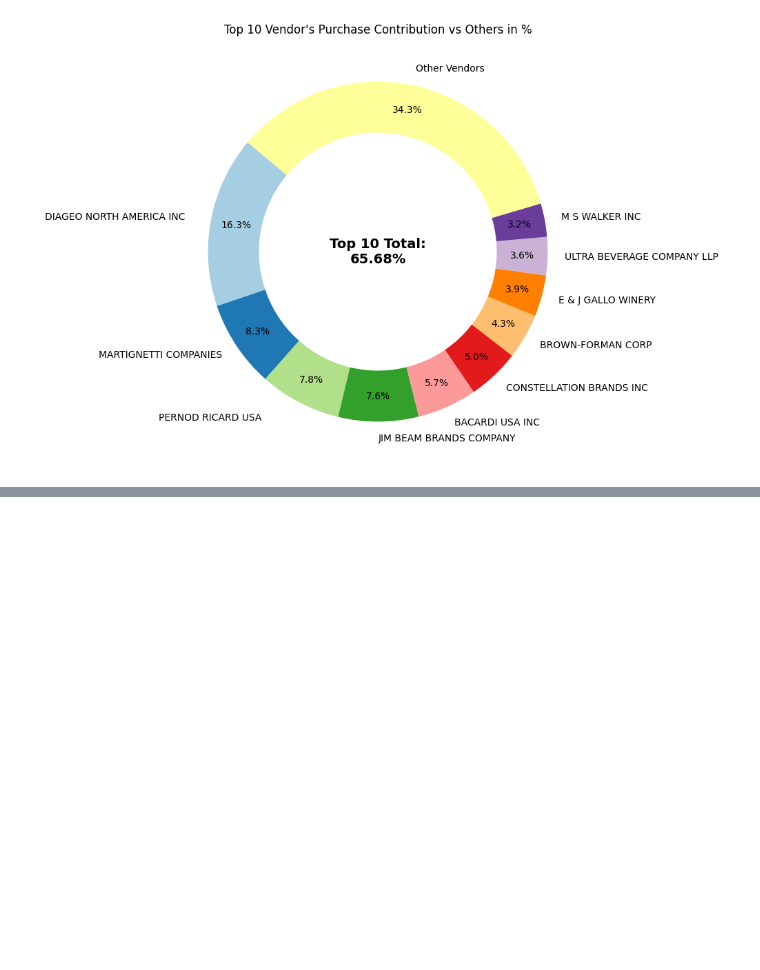
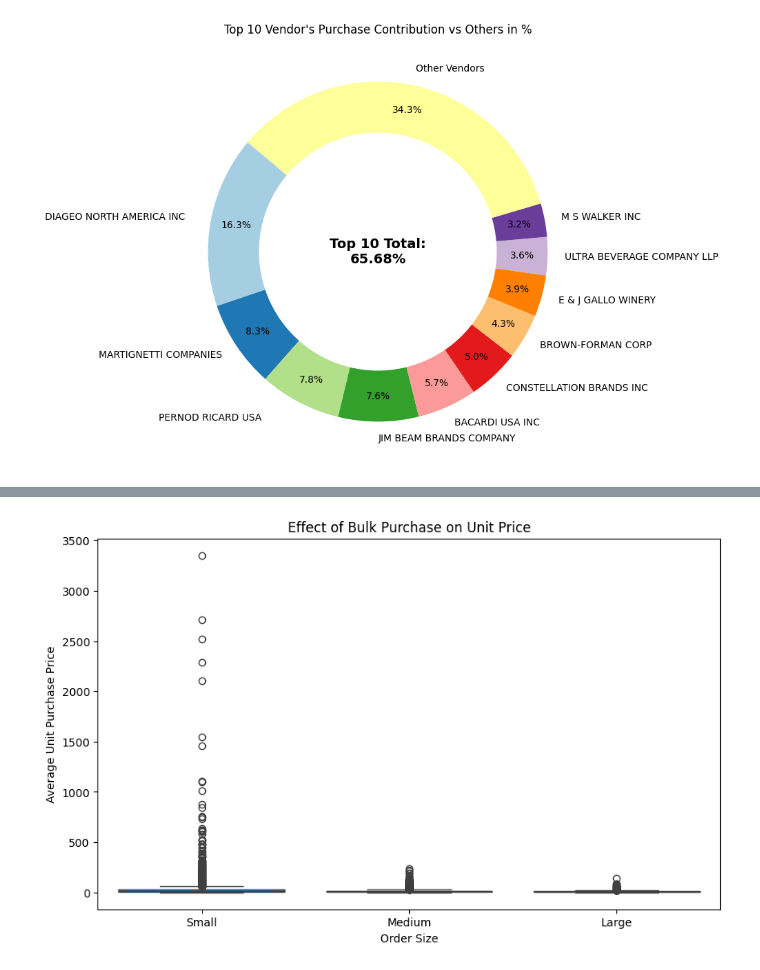
Before and after one commit to fahim-ysr/Vendor-Performance-Analysis, a Jupyter notebook: Exploratory Data Analysis.ipynb, the cells around one changed output, grey strips where cells are left out. Cells and saved outputs as stored; diff of their text form; code cells hidden in the pictures; blank space fills up the shorter version.

Commit message:
Analyzed the effect of bulk purchase on unit price | Found the top 10 vendors with low inventory turnover

```diff
--- a/Exploratory Data Analysis.ipynb
+++ b/Exploratory Data Analysis.ipynb
@@ -516,0 +519,6 @@ plt.show()
+# %%
+df["UnitPurchasePrice"] = df["TotalPurchaseDollars"] / df["TotalPurchaseQuantity"]
+# %%
+# Bucketizing total purchase quantity between 3 categories: Small, Medium and Large
+
+df["OrderSize"] = pd.qcut(df["TotalPurchaseQuantity"], q= 3, labels= ["Small", "Medium", "Large"])
@@ -516,0 +535,11 @@ plt.show()
+# %%
+# Visualizing each category
+
+plt.figure(figsize= (10, 6))
+sns.boxplot(data= df, x= "OrderSize", y= "UnitPurchasePrice")
+plt.title("Effect of Bulk Purchase on Unit Price")
+plt.xlabel("Order Size")
+plt.ylabel("Average Unit Purchase Price")
+plt.show()
+# %% [output]
+[figure, added]
```
Also changed, not shown: parts of 5 cells of this notebook.
